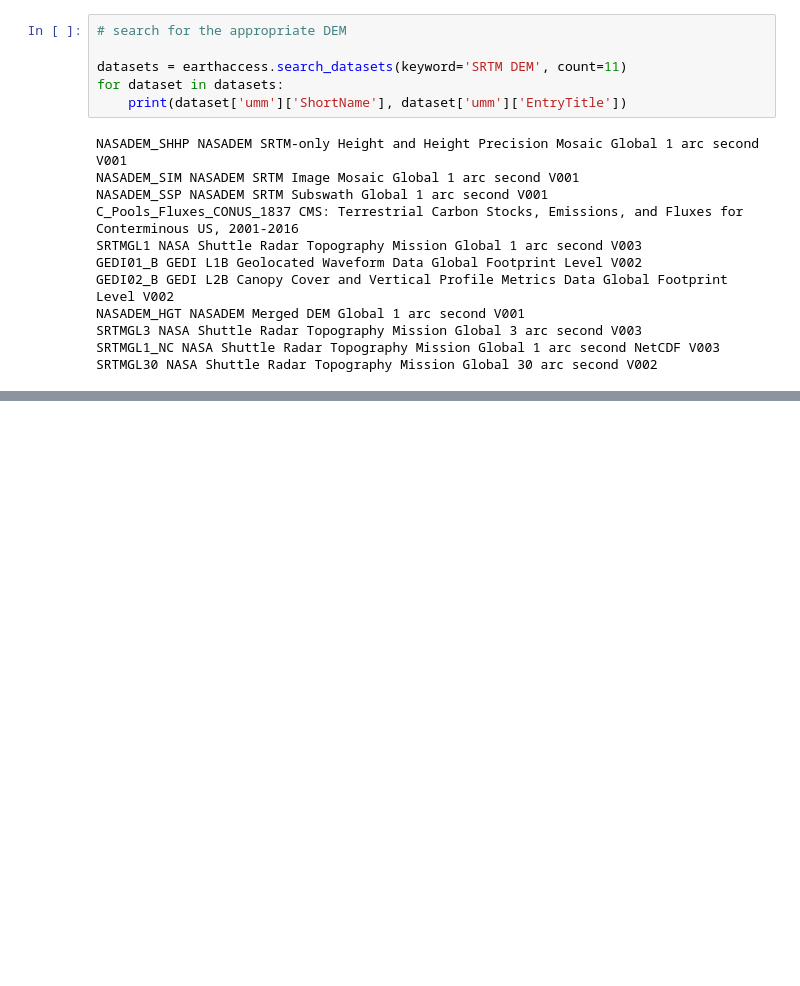
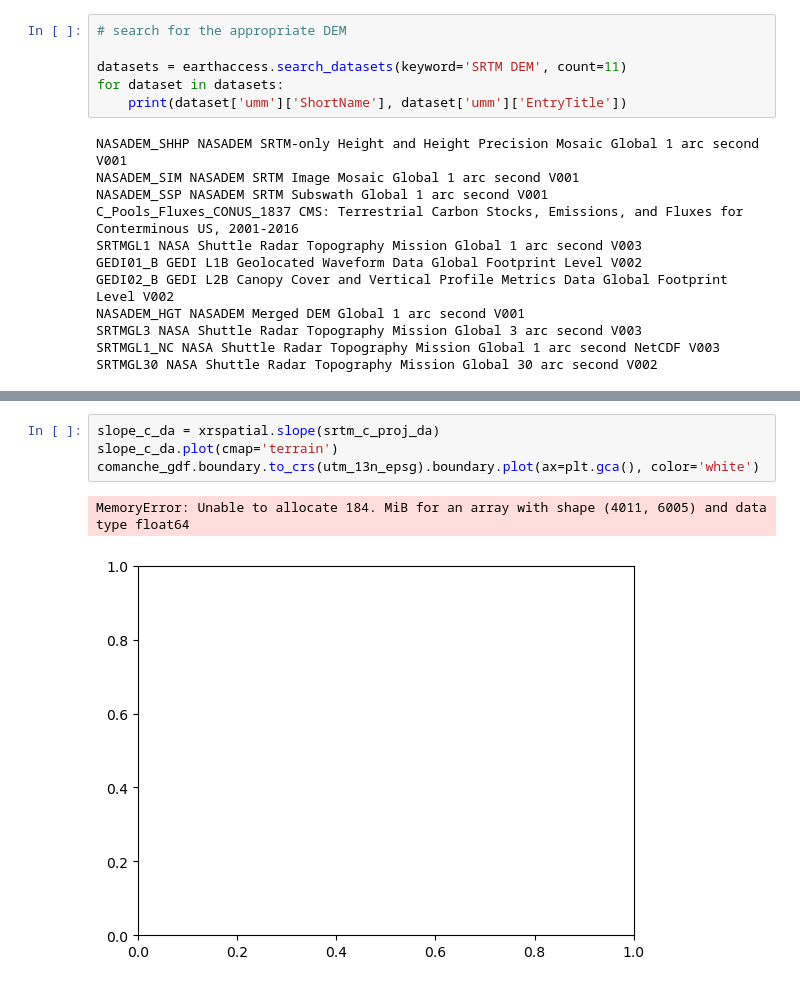
Before and after one commit to allenmoench/habitat_suitability, a Jupyter notebook: habitat_suitability_03_DEM.ipynb, the cells around one changed output, grey strips where cells are left out. Saved outputs shown, nothing was run; the diff lists cells and outputs as text; blank space fills up the shorter version.

```diff
--- a/habitat_suitability_03_DEM.ipynb
+++ b/habitat_suitability_03_DEM.ipynb
@@ -127,0 +119,7 @@ strm_results_1 = earthaccess.download(srtm_results_1, elevation_dir)
+# %%
+slope_c_da = xrspatial.slope(srtm_c_proj_da)
+slope_c_da.plot(cmap='terrain')
+comanche_gdf.boundary.to_crs(utm_13n_epsg).boundary.plot(ax=plt.gca(), color='white')
+# %% [output]
+MemoryError: Unable to allocate 184. MiB for an array with shape (4011, 6005) and data type float64
+[figure, added]
```
Also changed, not shown: parts of 9 cells of this notebook.
